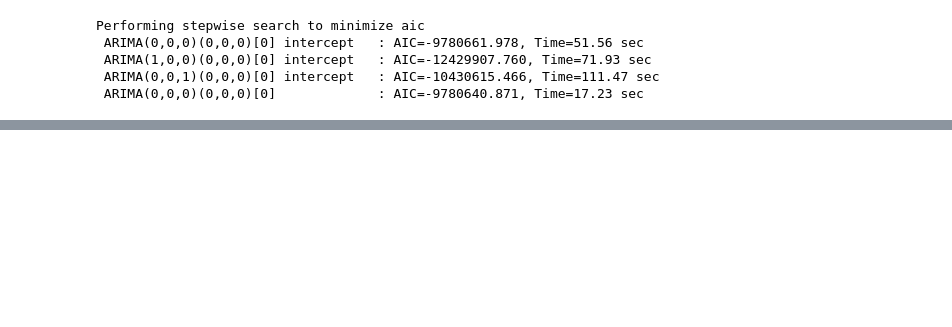
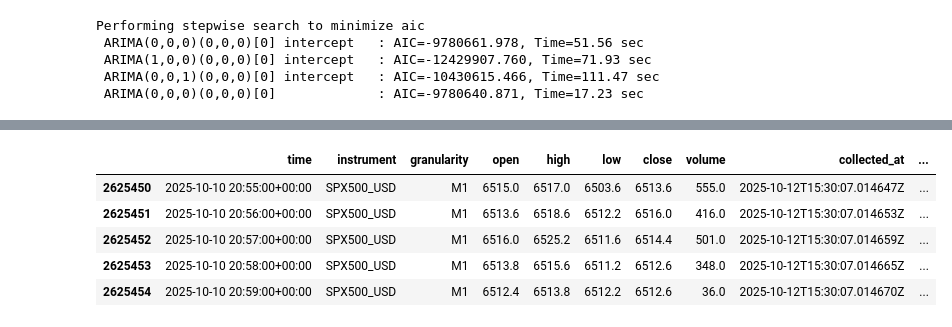
Before and after one commit to kht321/fx-ml-pipeline, a Jupyter notebook: notebooks/N02_kz_ARIMA.ipynb, the cells around one changed output, grey strips where cells are left out. Saved outputs shown, nothing was run; the diff lists cells and outputs as text; code cells hidden in the pictures; blank space fills up the shorter version.

```diff
--- a/notebooks/N02_kz_ARIMA.ipynb
+++ b/notebooks/N02_kz_ARIMA.ipynb
@@ -233,0 +329,4 @@ Performing stepwise search to minimize aic
+# %%
+vp = VolatilityProcessor(input_path='../data_clean/bronze/market/spx500_usd_m1_5years.ndjson', output_path='./test', window=20)
+# %%
+df = vp.load_candles()
@@ -233,0 +339,9 @@ Performing stepwise search to minimize aic
+# %%
+df.tail()
+# %% [output]
+|  | time | instrument | granularity | open | high | low | close | volume | collected_at | ... |
+| 2625450 | 2025-10-10 20:55:00+00:00 | SPX500_USD | M1 | 6515.0 | 6517.0 | 6503.6 | 6513.6 | 555.0 | 2025-10-12T15:30:07.014647Z | ... |
+| 2625451 | 2025-10-10 20:56:00+00:00 | SPX500_USD | M1 | 6513.6 | 6518.6 | 6512.2 | 6516.0 | 416.0 | 2025-10-12T15:30:07.014653Z | ... |
+| 2625452 | 2025-10-10 20:57:00+00:00 | SPX500_USD | M1 | 6516.0 | 6525.2 | 6511.6 | 6514.4 | 501.0 | 2025-10-12T15:30:07.014659Z | ... |
+| 2625453 | 2025-10-10 20:58:00+00:00 | SPX500_USD | M1 | 6513.8 | 6515.6 | 6511.2 | 6512.6 | 348.0 | 2025-10-12T15:30:07.014665Z | ... |
+| 2625454 | 2025-10-10 20:59:00+00:00 | SPX500_USD | M1 | 6512.4 | 6513.8 | 6512.2 | 6512.6 | 36.0 | 2025-10-12T15:30:07.014670Z | ... |
```
Also changed, not shown: parts of 13 cells of this notebook, 3 other files.
